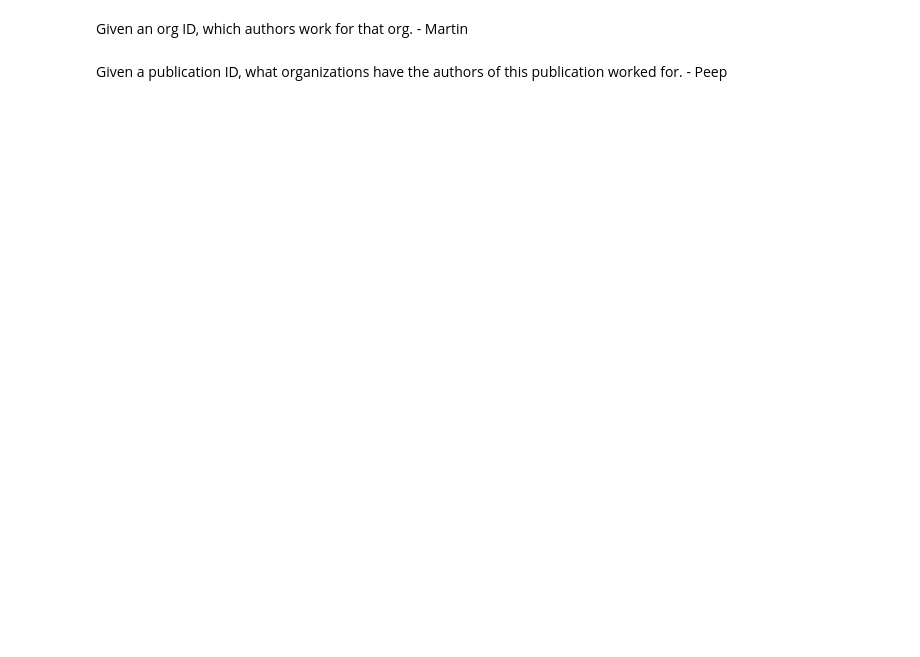
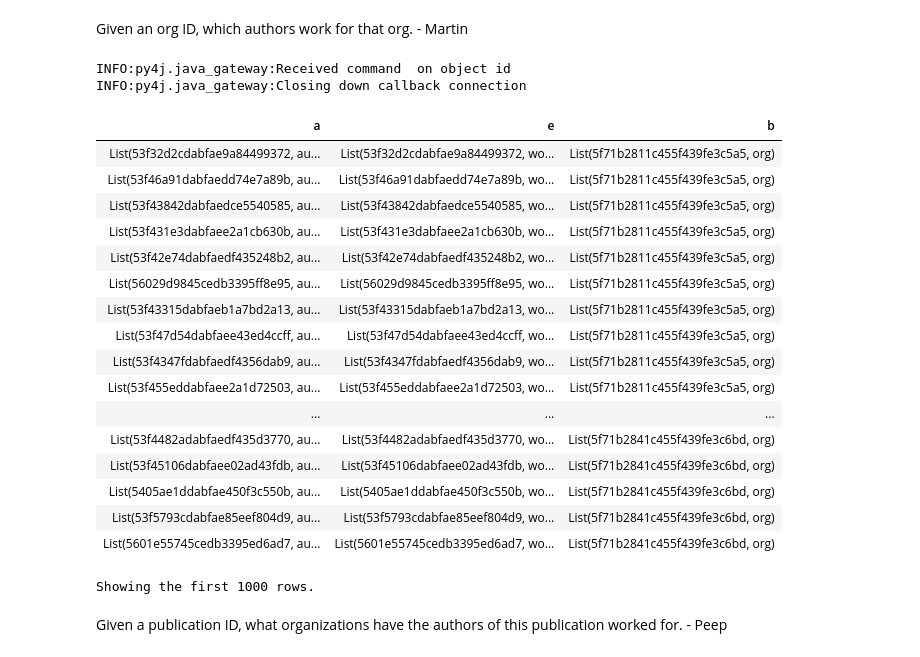
Before and after one commit to Martin-Msb/bdm-project-2, a Jupyter notebook: Knowledge Graph.ipynb, the cells around one changed output. Cells and saved outputs as stored; diff of their text form; code cells hidden in the pictures; blank space fills up the shorter version.

Commit message:
Added Queries and GraphAlgorithms

```diff
--- a/Knowledge Graph.ipynb
+++ b/Knowledge Graph.ipynb
@@ -267,5 +289,33 @@ INFO:py4j.java_gateway:Closing down callback connection
 # %% [markdown]
 Given an org ID, which authors work for that org. - Martin
+# %%
+author_org = (_graph
+             .filterEdges('Type = "worksFor"')
+             .find('(a)-[e]->(b)')
+             .filter("a.Type = 'author'"))
+# %%
+display(author_org)
+# %% [output]
+INFO:py4j.java_gateway:Received command  on object id
+INFO:py4j.java_gateway:Closing down callback connection
+| a | e | b |
+| List(53f32d2cdabfae9a84499372, au... | List(53f32d2cdabfae9a84499372, wo... | List(5f71b2811c455f439fe3c5a5, org) |
+| List(53f46a91dabfaedd74e7a89b, au... | List(53f46a91dabfaedd74e7a89b, wo... | List(5f71b2811c455f439fe3c5a5, org) |
+| List(53f43842dabfaedce5540585, au... | List(53f43842dabfaedce5540585, wo... | List(5f71b2811c455f439fe3c5a5, org) |
+| List(53f431e3dabfaee2a1cb630b, au... | List(53f431e3dabfaee2a1cb630b, wo... | List(5f71b2811c455f439fe3c5a5, org) |
+| List(53f42e74dabfaedf435248b2, au... | List(53f42e74dabfaedf435248b2, wo... | List(5f71b2811c455f439fe3c5a5, org) |
+| List(56029d9845cedb3395ff8e95, au... | List(56029d9845cedb3395ff8e95, wo... | List(5f71b2811c455f439fe3c5a5, org) |
+| List(53f43315dabfaeb1a7bd2a13, au... | List(53f43315dabfaeb1a7bd2a13, wo... | List(5f71b2811c455f439fe3c5a5, org) |
+| List(53f47d54dabfaee43ed4ccff, au... | List(53f47d54dabfaee43ed4ccff, wo... | List(5f71b2811c455f439fe3c5a5, org) |
+| List(53f4347fdabfaedf4356dab9, au... | List(53f4347fdabfaedf4356dab9, wo... | List(5f71b2811c455f439fe3c5a5, org) |
+| List(53f455eddabfaee2a1d72503, au... | List(53f455eddabfaee2a1d72503, wo... | List(5f71b2811c455f439fe3c5a5, org) |
+| ... | ... | ... |
+| List(53f4482adabfaedf435d3770, au... | List(53f4482adabfaedf435d3770, wo... | List(5f71b2841c455f439fe3c6bd, org) |
+| List(53f45106dabfaee02ad43fdb, au... | List(53f45106dabfaee02ad43fdb, wo... | List(5f71b2841c455f439fe3c6bd, org) |
+| List(5405ae1ddabfae450f3c550b, au... | List(5405ae1ddabfae450f3c550b, wo... | List(5f71b2841c455f439fe3c6bd, org) |
+| List(53f5793cdabfae85eef804d9, au... | List(53f5793cdabfae85eef804d9, wo... | List(5f71b2841c455f439fe3c6bd, org) |
+| List(5601e55745cedb3395ed6ad7, au... | List(5601e55745cedb3395ed6ad7, wo... | List(5f71b2841c455f439fe3c6bd, org) |
+Showing the first 1000 rows.
 # %% [markdown]
 Given a publication ID, what organizations have the authors of this publication worked for. - Peep
 # %%
```
Also changed, not shown: parts of 23 cells of this notebook.
